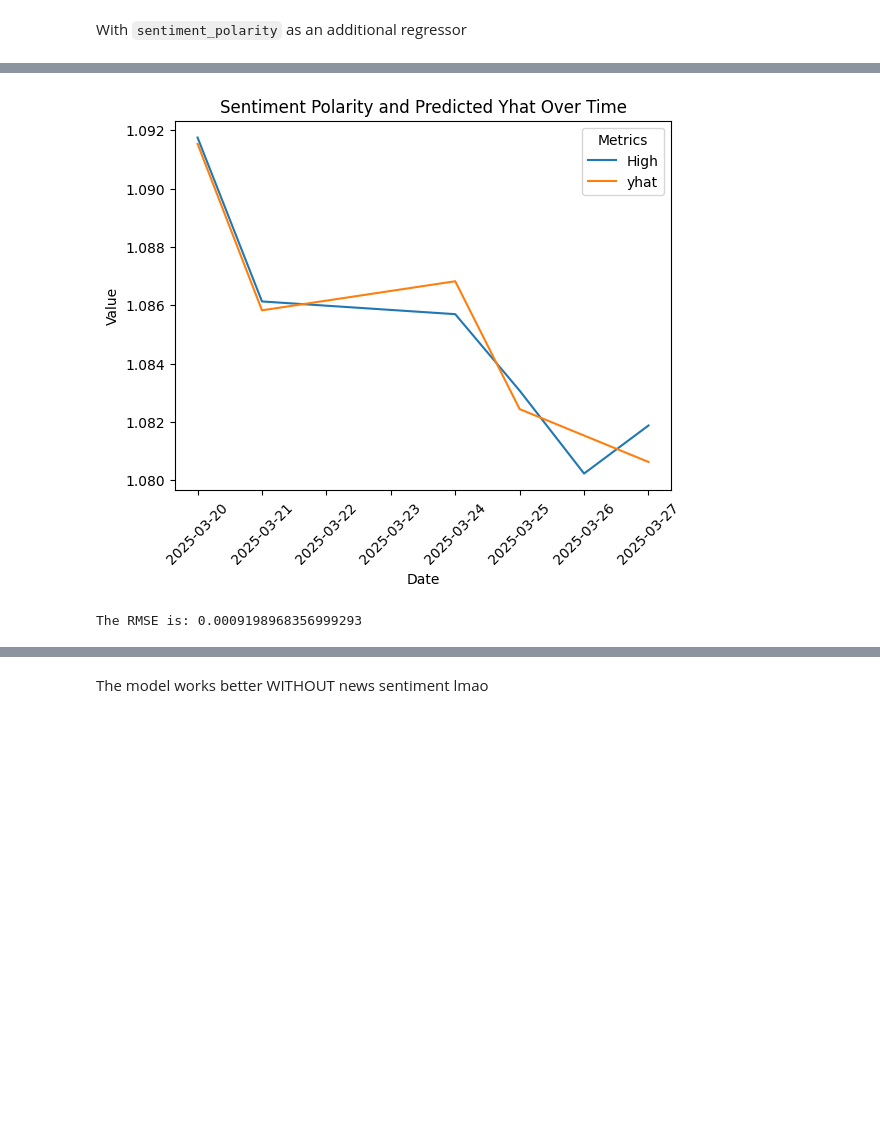
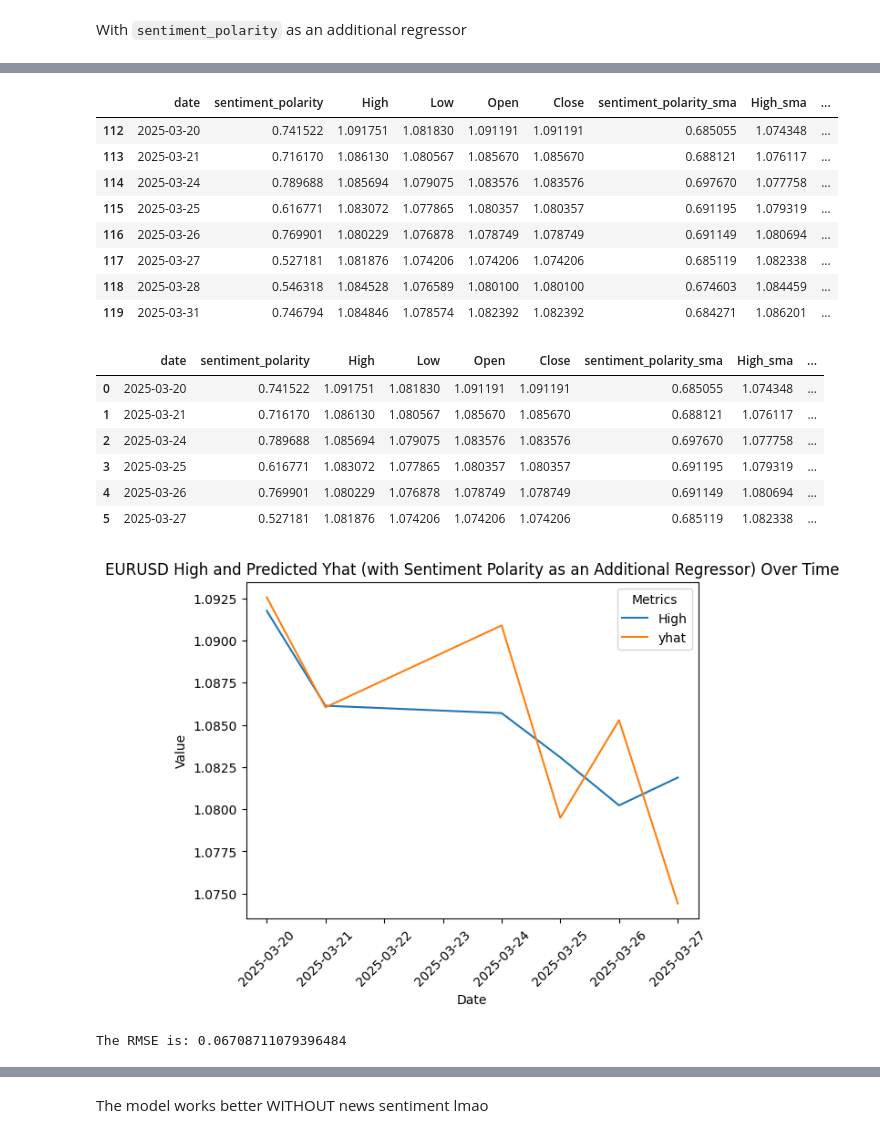
Before and after one commit to asumag4/fxTickerPredict, a Jupyter notebook: testers/news_article_modelling.ipynb, the cells around one changed output, grey strips where cells are left out. Saved outputs shown, nothing was run; the diff lists cells and outputs as text; code cells hidden in the pictures; blank space fills up the shorter version.

```diff
--- a/testers/news_article_modelling.ipynb
+++ b/testers/news_article_modelling.ipynb
@@ -741,6 +666,8 @@ The RMSE is: 0.0007585468330507072
 With `sentiment_polarity` as an additional regressor
 # %%
 from datetime import timedelta
+
+data = pd.read_parquet("../data/modelling_dataset/EURUSD=X_modelling_dataset");
 
 # We'll make a psuedo train-test split
 
@@ -748,8 +675,32 @@ target = 'High' # Set this as function input
 
 cutoff_date = datetime(month=3, day=20, year=2025)
 
-train = articles1[articles1['date'] < cutoff_date]
-test = articles1[articles1['date'] >= cutoff_date]
+train = data[data['date'] < cutoff_date]
+test = data[data['date'] >= cutoff_date]
+
+
+# --- Sentiment Polarity forecasting first ---
+
+sentiment_df = test[['date','sentiment_polarity']].rename(mapper = {"date" : "ds", "sentiment_polarity" : "y"}, axis = 1)
+
+m = Prophet()
+m.fit(sentiment_df)
+
+# # For on the data future use-case
+# future = m.make_future_dataframe(periods=5)
+# future.tail()
+
+# Since we're testing with current data:
+future = pd.DataFrame({"ds" : [cutoff_date + timedelta(days= i) for i in range(0,8)]})
+future.head()
+
+forecast = m.predict(future)
+display(forecast[['ds','yhat', 'yhat_lower', 'yhat_upper']])
+display(test)
+
+sentiment_regressor = forecast['yhat']
+
+# --- Forecasting the target variable ---
 
 sentiment_df = test[['date','High','sentiment_polarity']].rename(mapper = {"date" : "ds", target : "y"}, axis = 1)
 
@@ -789,13 +740,13 @@ sns.lineplot(
 # Optional: Add labels and a title
 plt.xlabel("Date")
 plt.ylabel("Value")
-plt.title("Sentiment Polarity and Predicted Yhat Over Time")
+plt.title("EURUSD High and Predicted Yhat (with Sentiment Polarity as an Additional Regressor) Over Time")
 plt.legend(title="Metrics")
 plt.xticks(rotation=45)  # Rotate x-axis labels for better readability
 
 # Show the plot
 plt.show()
 
-rmse = np.sqrt(mean_squared_error(merged['yhat'], merged[target]))
+rmse = np.sqrt(root_mean_squared_error(merged['yhat'], merged[target]))
 print(f"The RMSE is: {rmse}")
 # %% [output]
@@ -827,2 +784,18 @@ print(f"The RMSE is: {rmse}")
+|  | date | sentiment_polarity | High | Low | Open | Close | sentiment_polarity_sma | High_sma | ... |
+| 112 | 2025-03-20 | 0.741522 | 1.091751 | 1.081830 | 1.091191 | 1.091191 | 0.685055 | 1.074348 | ... |
+| 113 | 2025-03-21 | 0.716170 | 1.086130 | 1.080567 | 1.085670 | 1.085670 | 0.688121 | 1.076117 | ... |
+| 114 | 2025-03-24 | 0.789688 | 1.085694 | 1.079075 | 1.083576 | 1.083576 | 0.697670 | 1.077758 | ... |
+| 115 | 2025-03-25 | 0.616771 | 1.083072 | 1.077865 | 1.080357 | 1.080357 | 0.691195 | 1.079319 | ... |
+| 116 | 2025-03-26 | 0.769901 | 1.080229 | 1.076878 | 1.078749 | 1.078749 | 0.691149 | 1.080694 | ... |
+| 117 | 2025-03-27 | 0.527181 | 1.081876 | 1.074206 | 1.074206 | 1.074206 | 0.685119 | 1.082338 | ... |
+| 118 | 2025-03-28 | 0.546318 | 1.084528 | 1.076589 | 1.080100 | 1.080100 | 0.674603 | 1.084459 | ... |
+| 119 | 2025-03-31 | 0.746794 | 1.084846 | 1.078574 | 1.082392 | 1.082392 | 0.684271 | 1.086201 | ... |
+|  | date | sentiment_polarity | High | Low | Open | Close | sentiment_polarity_sma | High_sma | ... |
+| 0 | 2025-03-20 | 0.741522 | 1.091751 | 1.081830 | 1.091191 | 1.091191 | 0.685055 | 1.074348 | ... |
+| 1 | 2025-03-21 | 0.716170 | 1.086130 | 1.080567 | 1.085670 | 1.085670 | 0.688121 | 1.076117 | ... |
+| 2 | 2025-03-24 | 0.789688 | 1.085694 | 1.079075 | 1.083576 | 1.083576 | 0.697670 | 1.077758 | ... |
+| 3 | 2025-03-25 | 0.616771 | 1.083072 | 1.077865 | 1.080357 | 1.080357 | 0.691195 | 1.079319 | ... |
+| 4 | 2025-03-26 | 0.769901 | 1.080229 | 1.076878 | 1.078749 | 1.078749 | 0.691149 | 1.080694 | ... |
+| 5 | 2025-03-27 | 0.527181 | 1.081876 | 1.074206 | 1.074206 | 1.074206 | 0.685119 | 1.082338 | ... |
-[figure, old version]
+[figure, new version]
-The RMSE is: 0.0009198968356999293
+The RMSE is: 0.06708711079396484
```
Also changed, not shown: parts of 62 cells of this notebook.
